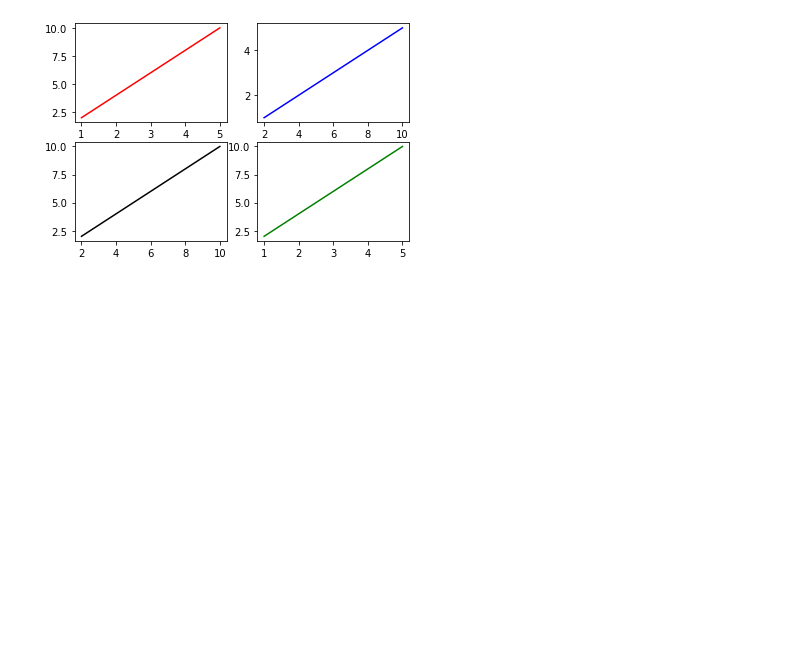
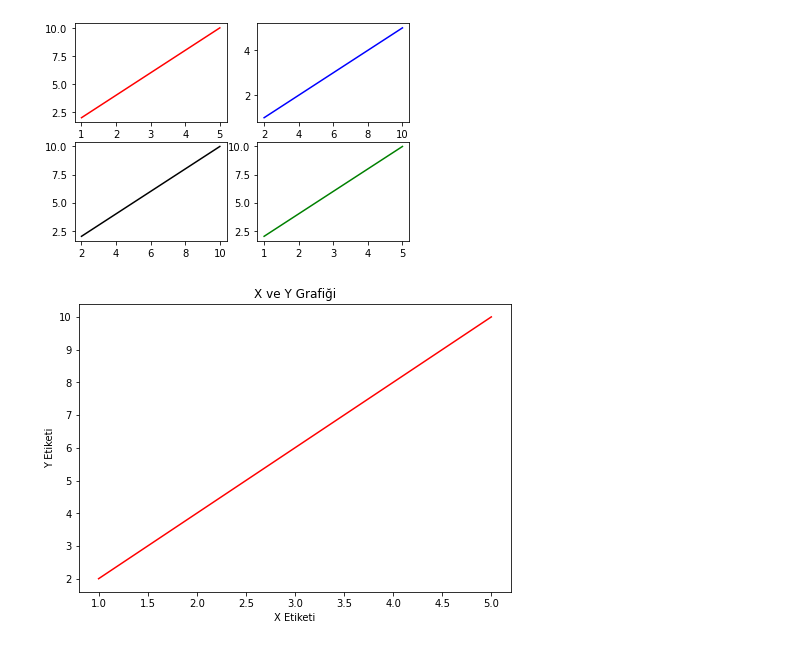
Before and after one commit to ProEgitim/Python-Dersleri-BEM, a Jupyter notebook: Note/10- Veri Analizi/Matplotlib/Matplotlib.ipynb, the cells around one changed output. Drawn from its saved outputs; the diff is of its cells as text; code cells hidden in the pictures; blank space fills up the shorter version.

```diff
--- a/Note/10- Veri Analizi/Matplotlib/Matplotlib.ipynb
+++ b/Note/10- Veri Analizi/Matplotlib/Matplotlib.ipynb
@@ -42,3 +42,14 @@ plt.plot(x,y,"green")
 plt.show()
 # %% [output]
 [figure]
+# %%
+fig = plt.figure()
+axes=fig.add_axes([0,0,1,1])
+
+axes.plot(x,y,"red")
+axes.set_xlabel("X Etiketi")
+axes.set_ylabel("Y Etiketi")
+axes.set_title("X ve Y Grafiği")
+plt.show()
+# %% [output]
+[figure, added]
```
Also changed, not shown: parts of 4 cells of this notebook, 2 other files.
